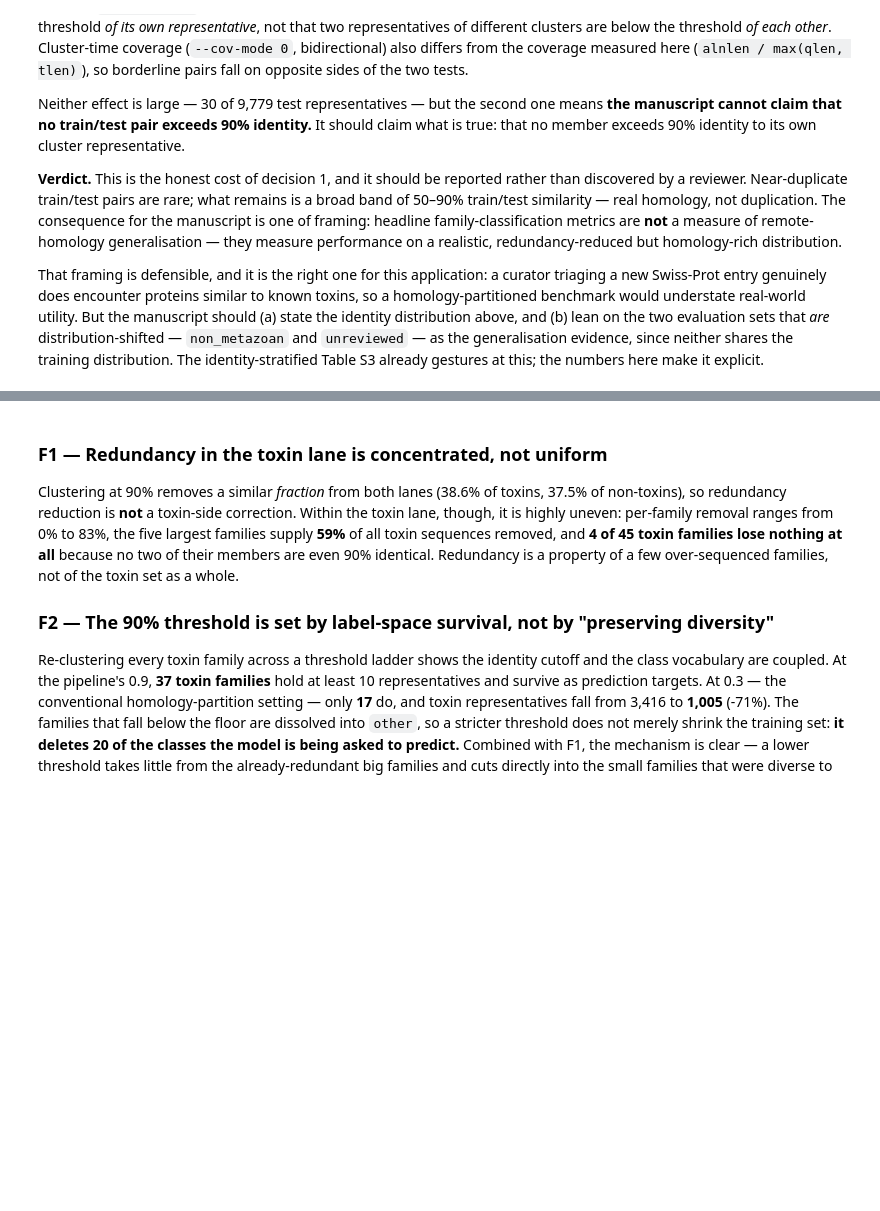
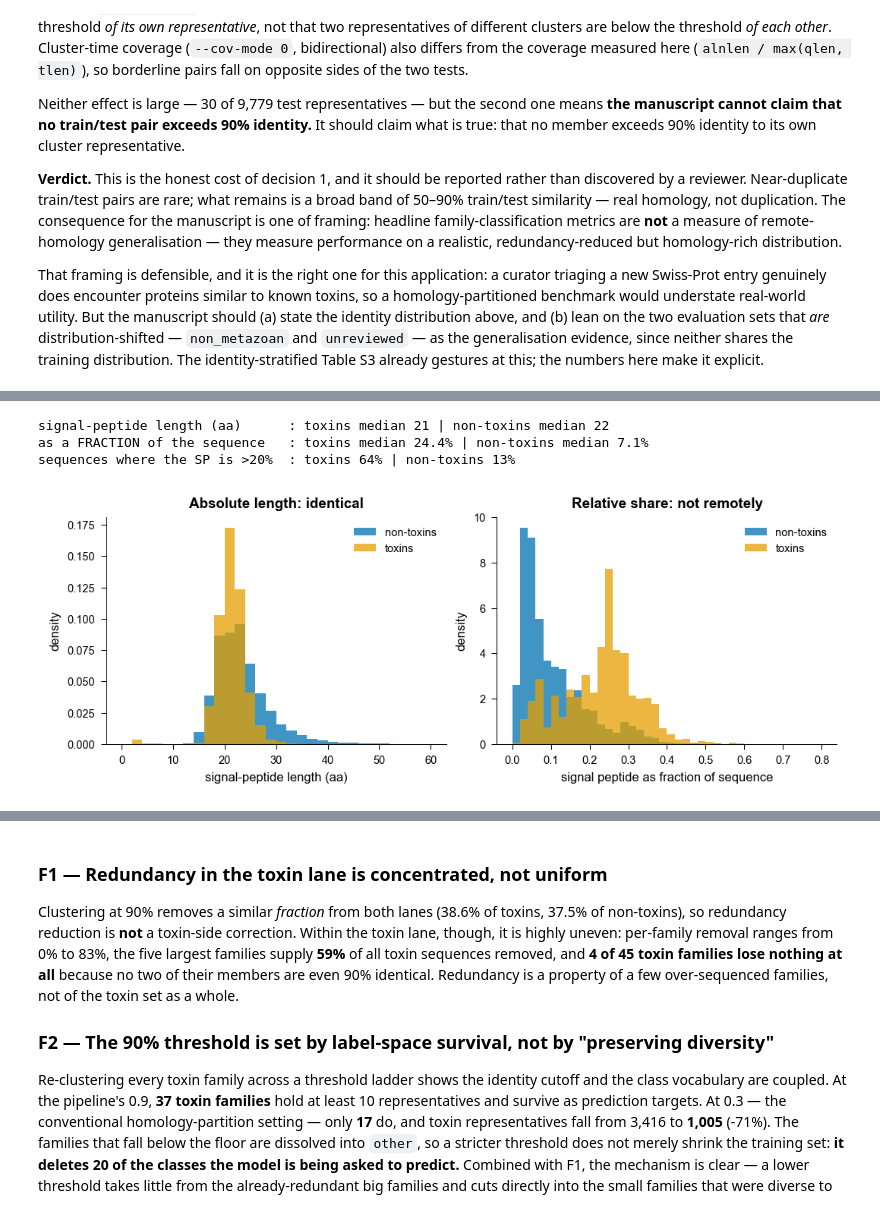
Before and after one commit to Sisistern123/ToxFam, a Jupyter notebook: notebooks/preprocessing_rationale.ipynb, the cells around one changed output, grey strips where cells are left out. Saved outputs shown, nothing was run; the diff lists cells and outputs as text; code cells hidden in the pictures; blank space fills up the shorter version.

```diff
--- a/notebooks/preprocessing_rationale.ipynb
+++ b/notebooks/preprocessing_rationale.ipynb
@@ -979,0 +997,24 @@ this; the numbers here make it explicit.
+# %%
+import hashlib as _hl
+
+# The pipeline caches SP6 results per sequence, keyed by MD5 of the ORIGINAL sequence
+# (preprocessing.py:90-92). Reuse that cache rather than re-running SignalP6: it is the exact
+# artifact the released split was built from.
+_cache = json.loads((INTER / "sp6" / "sp6_cache.json").read_text())
+_h = lambda s: _hl.md5(s.encode()).hexdigest()
+
+def with_sp(df: pd.DataFrame) -> pd.DataFrame:
+    d = df.copy()
+    d["mature"] = [_cache.get(_h(s)) for s in d["Sequence"]]
+    d["trimmed"] = d["mature"].notna()             # SP6 reported a cleavage site at p > 0.8
+    d["full_len"] = d["Sequence"].str.len()
+    d["sp_len"] = [len(s) - len(m) if m is not None else 0
+                   for s, m in zip(d["Sequence"], d["mature"])]
+    d["sp_frac"] = d["sp_len"] / d["full_len"]
+    d["uni_sp"] = d["Signal peptide"].notna()      # UniProt's curated SIGNAL annotation
+    return d
+
+tox_sp, nt_sp = with_sp(tox), with_sp(nt)
+print(f"SP6 cache: {len(_cache):,} sequences, {sum(v is not None for v in _cache.values()):,} with a cleavage site\n")
+for d, name in [(tox_sp, "toxins"), (nt_sp, "non-toxins")]:
+    print(f"  {name:<11} {d.trimmed.sum():>6,} / {len(d):>6,} trimmed = {d.trimmed.mean():.1%}")
@@ -979,0 +1032,26 @@ this; the numbers here make it explicit.
+# %%
+t_sp, n_sp = tox_sp[tox_sp.trimmed], nt_sp[nt_sp.trimmed]
+print(f"signal-peptide length (aa)      : toxins median {t_sp.sp_len.median():.0f} | non-toxins median {n_sp.sp_len.median():.0f}")
+print(f"as a FRACTION of the sequence   : toxins median {t_sp.sp_frac.median():.1%} | non-toxins median {n_sp.sp_frac.median():.1%}")
+print(f"sequences where the SP is >20%  : toxins {(t_sp.sp_frac > .2).mean():.0%} | non-toxins {(n_sp.sp_frac > .2).mean():.0%}")
+
+fig, axes = plt.subplots(1, 2, figsize=(7.0, 2.6), layout="constrained")
+ax = axes[0]
+bins = np.arange(0, 61, 2)
+ax.hist(n_sp.sp_len, bins=bins, color=C_NONTOX, alpha=.75, density=True, label="non-toxins")
+ax.hist(t_sp.sp_len, bins=bins, color=C_TOX, alpha=.75, density=True, label="toxins")
+ax.set_xlabel("signal-peptide length (aa)"); ax.set_ylabel("density")
+ax.set_title("Absolute length: identical"); ax.legend()
+
+ax = axes[1]
+bins = np.arange(0, .81, .02)
+ax.hist(n_sp.sp_frac, bins=bins, color=C_NONTOX, alpha=.75, density=True, label="non-toxins")
+ax.hist(t_sp.sp_frac, bins=bins, color=C_TOX, alpha=.75, density=True, label="toxins")
+ax.set_xlabel("signal peptide as fraction of sequence"); ax.set_ylabel("density")
+ax.set_title("Relative share: not remotely"); ax.legend()
+plt.show()
+# %% [output]
+signal-peptide length (aa)      : toxins median 21 | non-toxins median 22
+as a FRACTION of the sequence   : toxins median 24.4% | non-toxins median 7.1%
+sequences where the SP is >20%  : toxins 64% | non-toxins 13%
+[figure, added]
```
Also changed, not shown: parts of 18 cells of this notebook.
